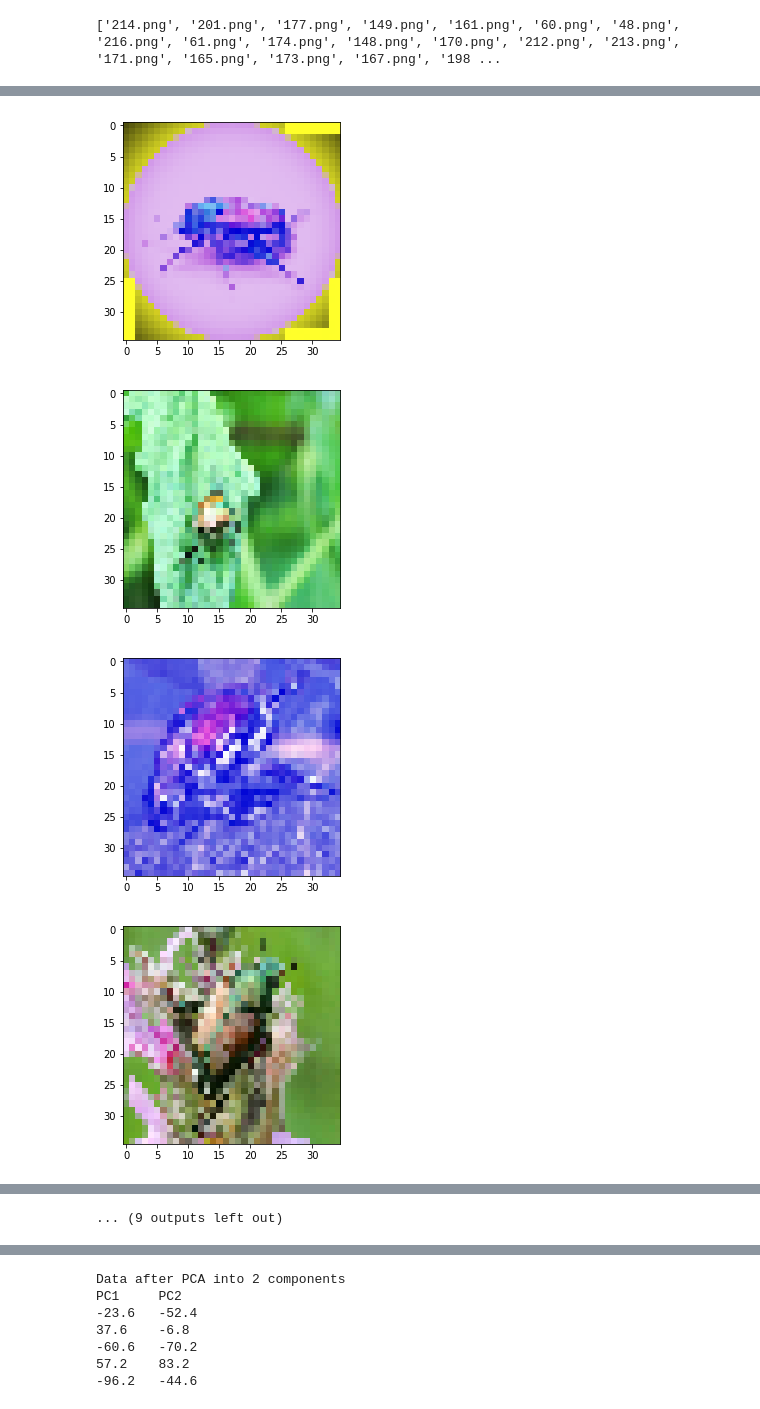
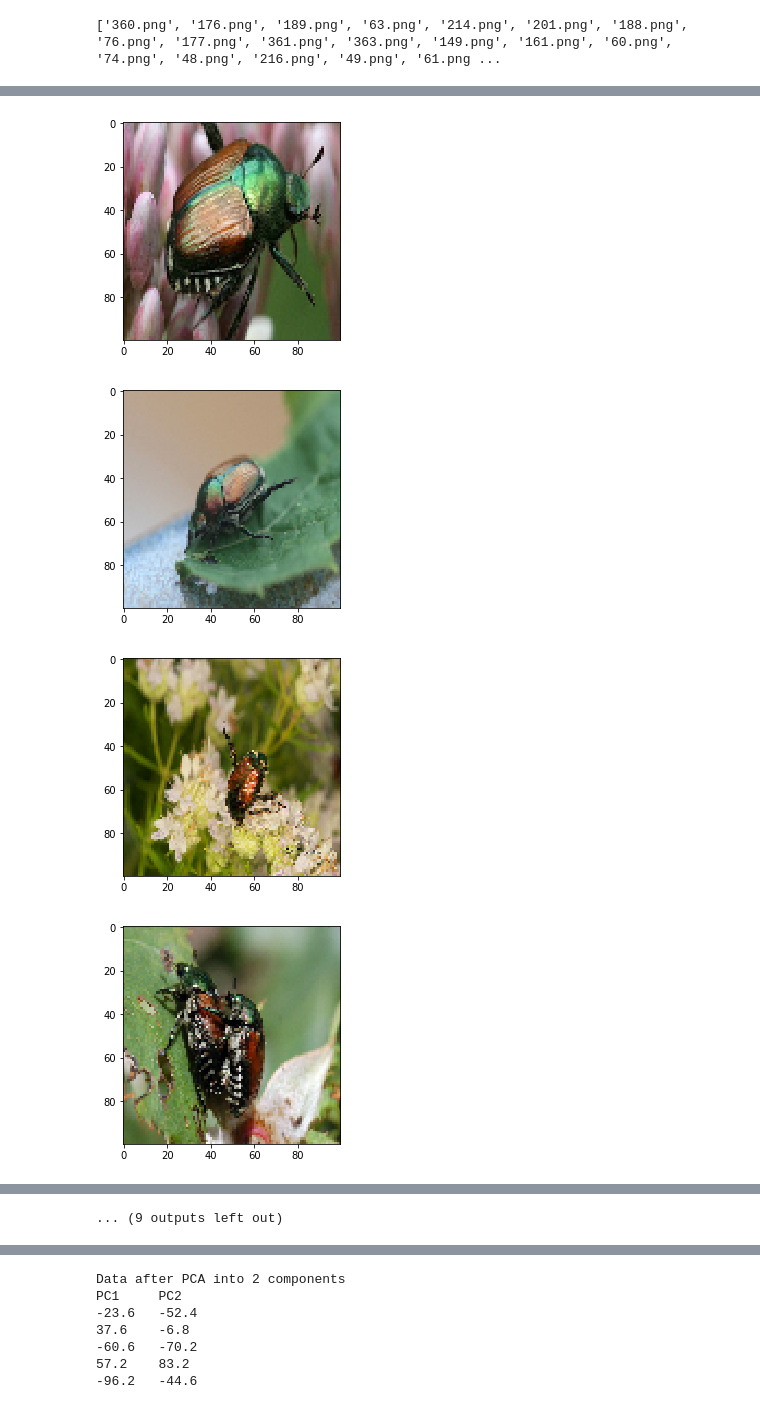
Before and after one commit to Milliemonster/Capstone2, a Jupyter notebook: src/Capstone_2_EDA_PCA.ipynb, the cells around one changed output, grey strips where cells are left out. Drawn from its saved outputs; the diff is of its cells as text; code cells hidden in the pictures.

```diff
--- a/src/Capstone_2_EDA_PCA.ipynb
+++ b/src/Capstone_2_EDA_PCA.ipynb
@@ -16,7 +16,7 @@ def data_preprocess(folders, dimensions, max_images=10, flat=False):
     labels = []
 
     for folder in folders:
-        path = '/Users/millie/Documents/Galvanize/Capstone_2/images/select/'+folder
+        path = '/Users/millie/Documents/Galvanize/images/select/'+folder
         directory = listdir(path)[:max_images]
         print(directory)
 
@@ -41,6 +41,6 @@ def data_preprocess(folders, dimensions, max_images=10, flat=False):
     else:
         return np.array(images), labels
 # %%
-components, y = data_preprocess(['japanese_beetle'], (35,35,3), 20, False)
+components, y = data_preprocess(['japanese_beetle'], (100,100,3), 20, False)
 # %% [output]
-['214.png', '201.png', '177.png', '149.png', '161.png', '60.png', '48.png', '216.png', '61.png', '174.png', '148.png', '170.png', '212.png', '213.png', '171.png', '165.png', '173.png', '167.png', '198 ...
+['360.png', '176.png', '189.png', '63.png', '214.png', '201.png', '188.png', '76.png', '177.png', '361.png', '363.png', '149.png', '161.png', '60.png', '74.png', '48.png', '216.png', '49.png', '61.png ...
@@ -52,4 +52,4 @@ components, y = data_preprocess(['japanese_beetle'], (35,35,3), 20, False)
-[figure, old version]
+[figure, new version]
-[figure, old version]
+[figure, new version]
-[figure, old version]
+[figure, new version]
-[figure, old version]
+[figure, new version]
```
Also changed, not shown: parts of 7 cells of this notebook, 13 other files.
